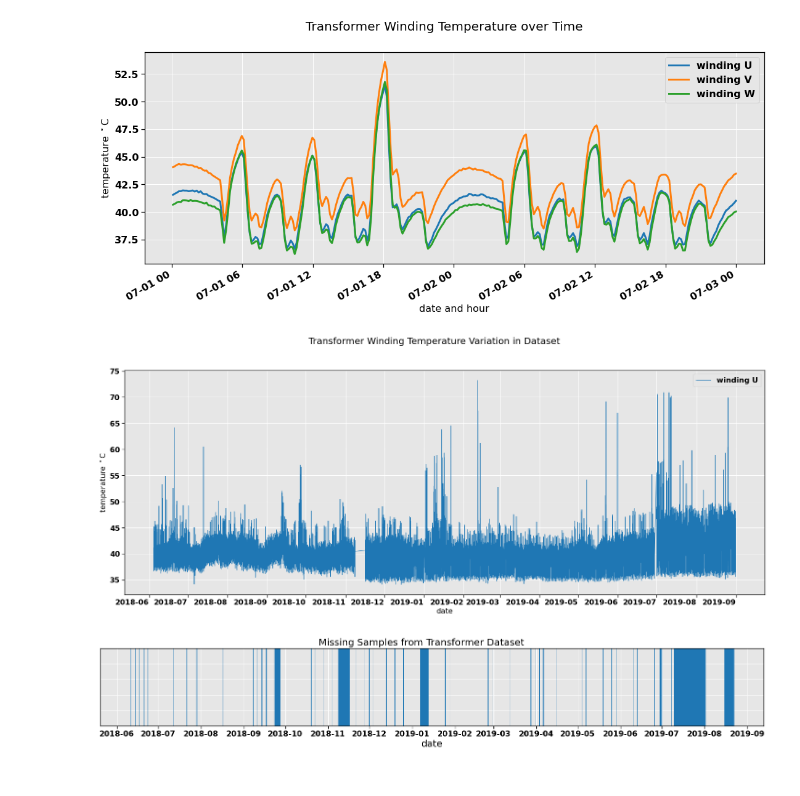
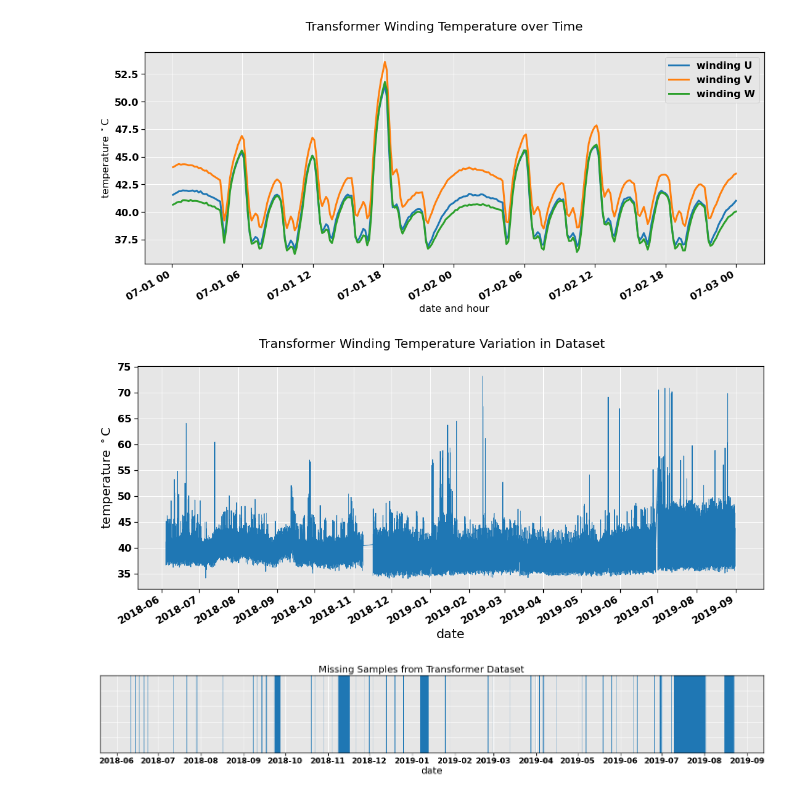
Before and after one commit to fonstelien/FYS-STK4155, a Jupyter notebook: project3/source/project3.ipynb, the cells around one changed output. Saved outputs shown, nothing was run; the diff lists cells and outputs as text; code cells hidden in the pictures.

```diff
--- a/project3/source/project3.ipynb
+++ b/project3/source/project3.ipynb
@@ -90,19 +90,20 @@ plt.show()
 # %% [output]
 [figure]
 # %%
-fig, axes = plt.subplots(nrows=1, ncols=1, figsize=(25,10))
+fig, axes = plt.subplots(nrows=1, ncols=1, figsize=(15,7))
 fig.suptitle('Transformer Winding Temperature Variation in Dataset', fontsize=LARGE)
 
 ax = axes
-temperatureX.plot(ax=ax, lw=1, label=None, rot=0)
+temperatureX.plot(ax=ax, lw=1)
 ax.xaxis.set_major_locator(mdates.MonthLocator(interval=1))
-ax.set_ylabel('temperature $^\circ$C')
-ax.legend(['winding U'], loc='upper right')
-ax.set_xlabel('date')
+ax.set_ylabel('temperature $^\circ$C', fontsize=LARGE)
+ax.get_legend().remove()
+ax.set_xlabel('date', fontsize=LARGE)
 
+plt.tight_layout()
 plt.show()
 # %% [output]
-[figure, old version]
+[figure, new version]
 # %%
 X = utils.align(temperatureX, auxiliaries, current)
 # %%
```
Also changed, not shown: parts of 18 cells of this notebook.
